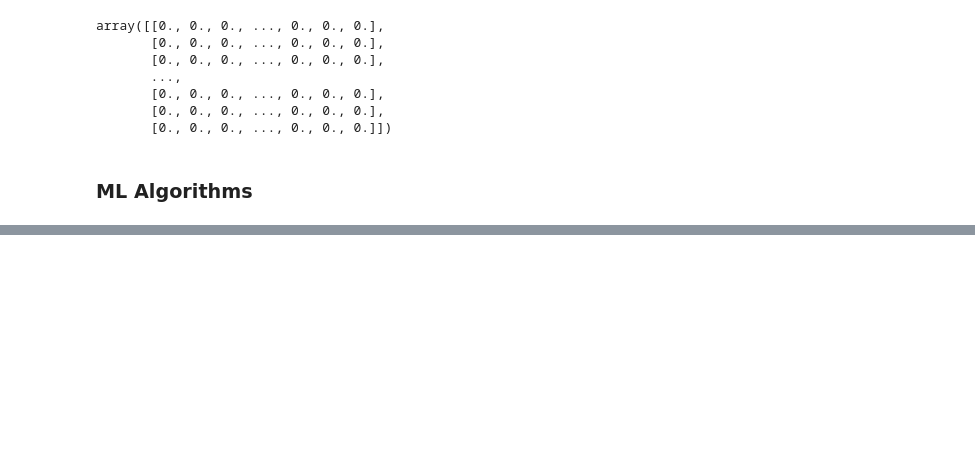
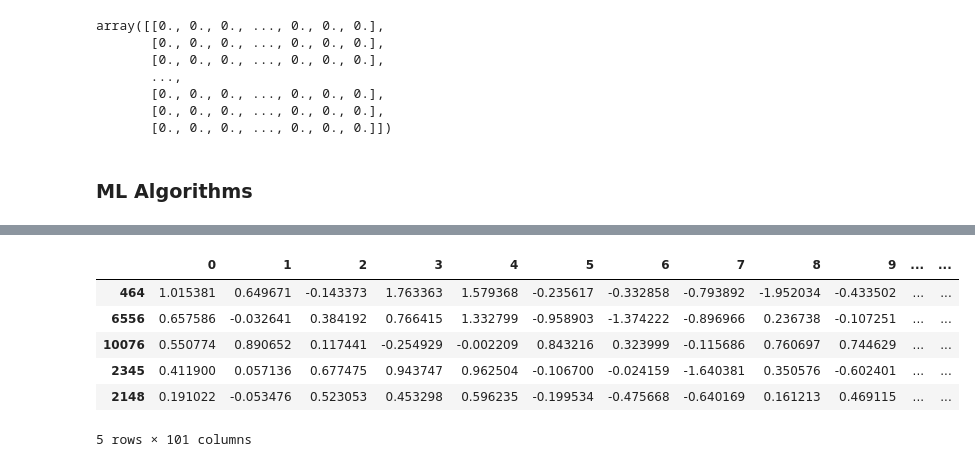
Before and after one commit to richikraj30/NLP, a Jupyter notebook: Kindle Review Sentiment Analysis/Sentiment analysis.ipynb, the cells around one changed output, grey strips where cells are left out. Drawn from its saved outputs; the diff is of its cells as text; code cells hidden in the pictures; blank space fills up the shorter version.

```diff
--- a/Kindle Review Sentiment Analysis/Sentiment analysis.ipynb
+++ b/Kindle Review Sentiment Analysis/Sentiment analysis.ipynb
@@ -290,0 +516,14 @@ TFIDF accuracy:  0.57625
+# %%
+y = df['Output']
+# %%
+X_train_w2v, X_test_w2v, y_train_w2v, y_test_w2v = train_test_split(X_new_w2v, y, test_size=0.20)
+# %%
+X_train_w2v.head()
+# %% [output]
+|  | 0 | 1 | 2 | 3 | 4 | 5 | 6 | 7 | 8 | 9 | ... | ... |
+| 464 | 1.015381 | 0.649671 | -0.143373 | 1.763363 | 1.579368 | -0.235617 | -0.332858 | -0.793892 | -1.952034 | -0.433502 | ... | ... |
+| 6556 | 0.657586 | -0.032641 | 0.384192 | 0.766415 | 1.332799 | -0.958903 | -1.374222 | -0.896966 | 0.236738 | -0.107251 | ... | ... |
+| 10076 | 0.550774 | 0.890652 | 0.117441 | -0.254929 | -0.002209 | 0.843216 | 0.323999 | -0.115686 | 0.760697 | 0.744629 | ... | ... |
+| 2345 | 0.411900 | 0.057136 | 0.677475 | 0.943747 | 0.962504 | -0.106700 | -0.024159 | -1.640381 | 0.350576 | -0.602401 | ... | ... |
+| 2148 | 0.191022 | -0.053476 | 0.523053 | 0.453298 | 0.596235 | -0.199534 | -0.475668 | -0.640169 | 0.161213 | 0.469115 | ... | ... |
+5 rows × 101 columns
```
Also changed, not shown: parts of 39 cells of this notebook.
